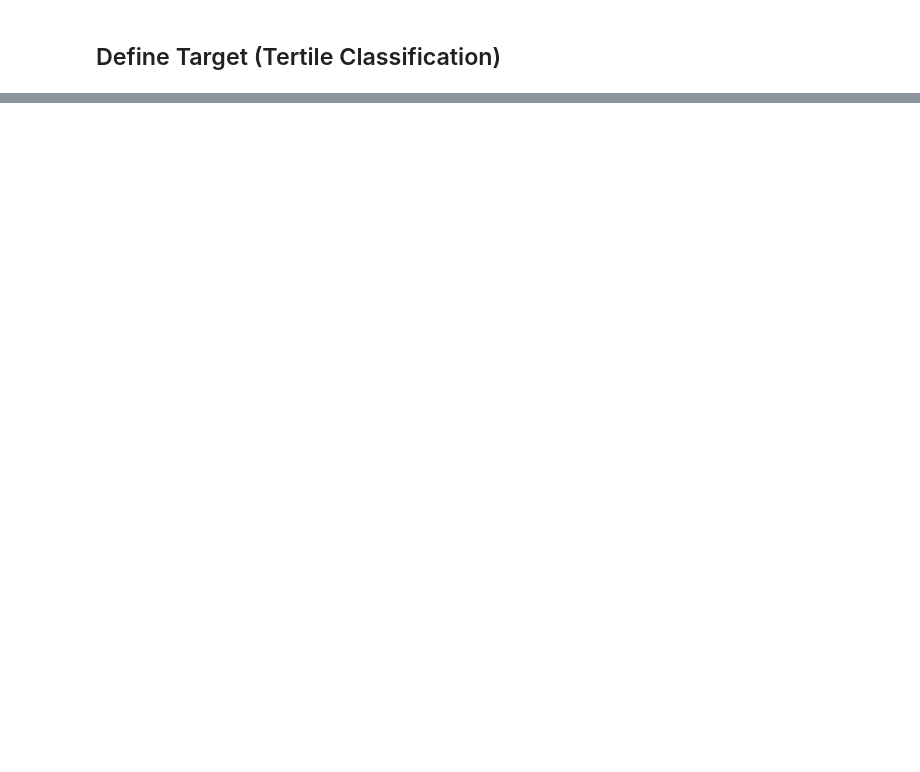
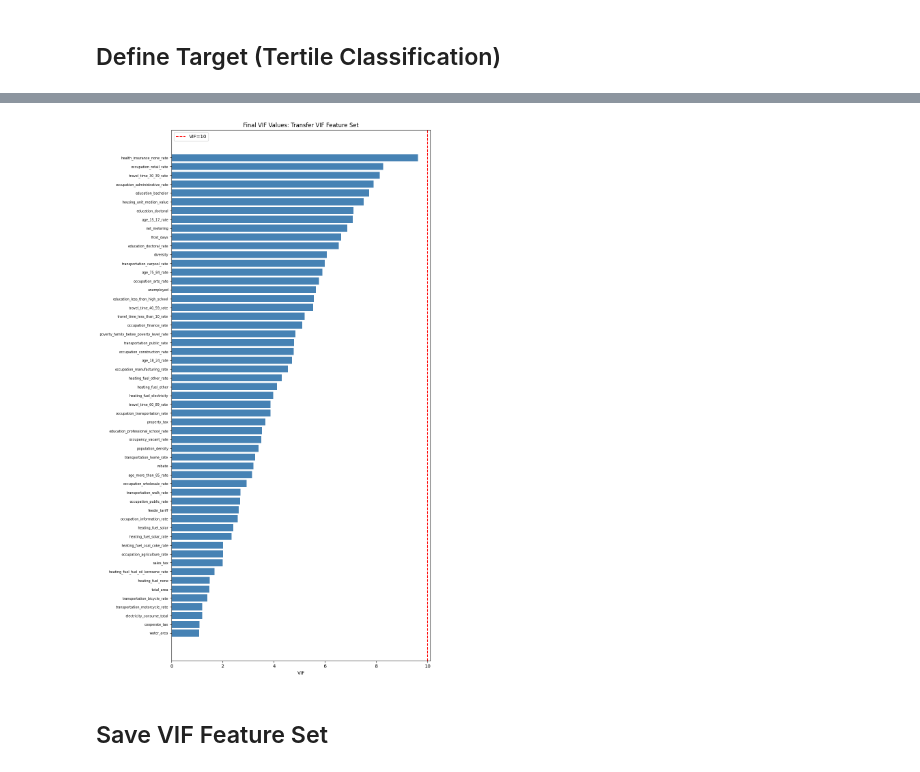
Before and after one commit to nonoivan1234/SolarPotentialMapping, a Jupyter notebook: notebooks/02_feature_selection.ipynb, the cells around one changed output, grey strips where cells are left out. Saved outputs shown, nothing was run; the diff lists cells and outputs as text; code cells hidden in the pictures; blank space fills up the shorter version.

```diff
--- a/notebooks/02_feature_selection.ipynb
+++ b/notebooks/02_feature_selection.ipynb
@@ -87,8 +318,7 @@ plt.show()
 # %%
-# Iterative VIF removal
 remaining = corr_selected.copy()
 vif_threshold = 10
-max_iter = 50
+max_iter = 100
 
 for i in range(max_iter):
     vif_df = compute_vif(df_clean, remaining)
@@ -101,4 +331,4 @@ for i in range(max_iter):
 else:
     print('Reached max iterations')
 
-print(f'\nFinal feature count: {len(remaining)}')
+print(f'Final VIF feature count: {len(remaining)}')
@@ -105,16 +353,19 @@ print(f'\nFinal feature count: {len(remaining)}')
 # %%
-# Plot final VIF values
 vif_final = compute_vif(df_clean, remaining)
-fig, ax = plt.subplots(figsize=(10, max(6, len(vif_final)*0.3)))
+fig, ax = plt.subplots(figsize=(10, max(6, len(vif_final) * 0.3)))
 colors = ['coral' if v > 10 else 'steelblue' for v in vif_final['VIF']]
 ax.barh(range(len(vif_final)), vif_final['VIF'], color=colors)
 ax.set_yticks(range(len(vif_final)))
 ax.set_yticklabels(vif_final['feature'], fontsize=7)
 ax.invert_yaxis()
 ax.axvline(10, color='red', linestyle='--', label='VIF=10')
 ax.set_xlabel('VIF')
-ax.set_title(f'Final VIF Values ({len(vif_final)} features)')
+ax.set_title('Final VIF Values: Transfer VIF Feature Set')
 ax.legend()
 plt.tight_layout()
-plt.savefig('../outputs/figures/02_vif_final.png', dpi=300, bbox_inches='tight')
+plt.savefig(f'{FIGURE_DIR}/02_vif_final_transfer.png', dpi=300, bbox_inches='tight')
 plt.show()
+# %% [output]
+[figure, added]
+# %% [markdown]
+## Save VIF Feature Set
```
Also changed, not shown: parts of 24 cells of this notebook, 17 other files.
